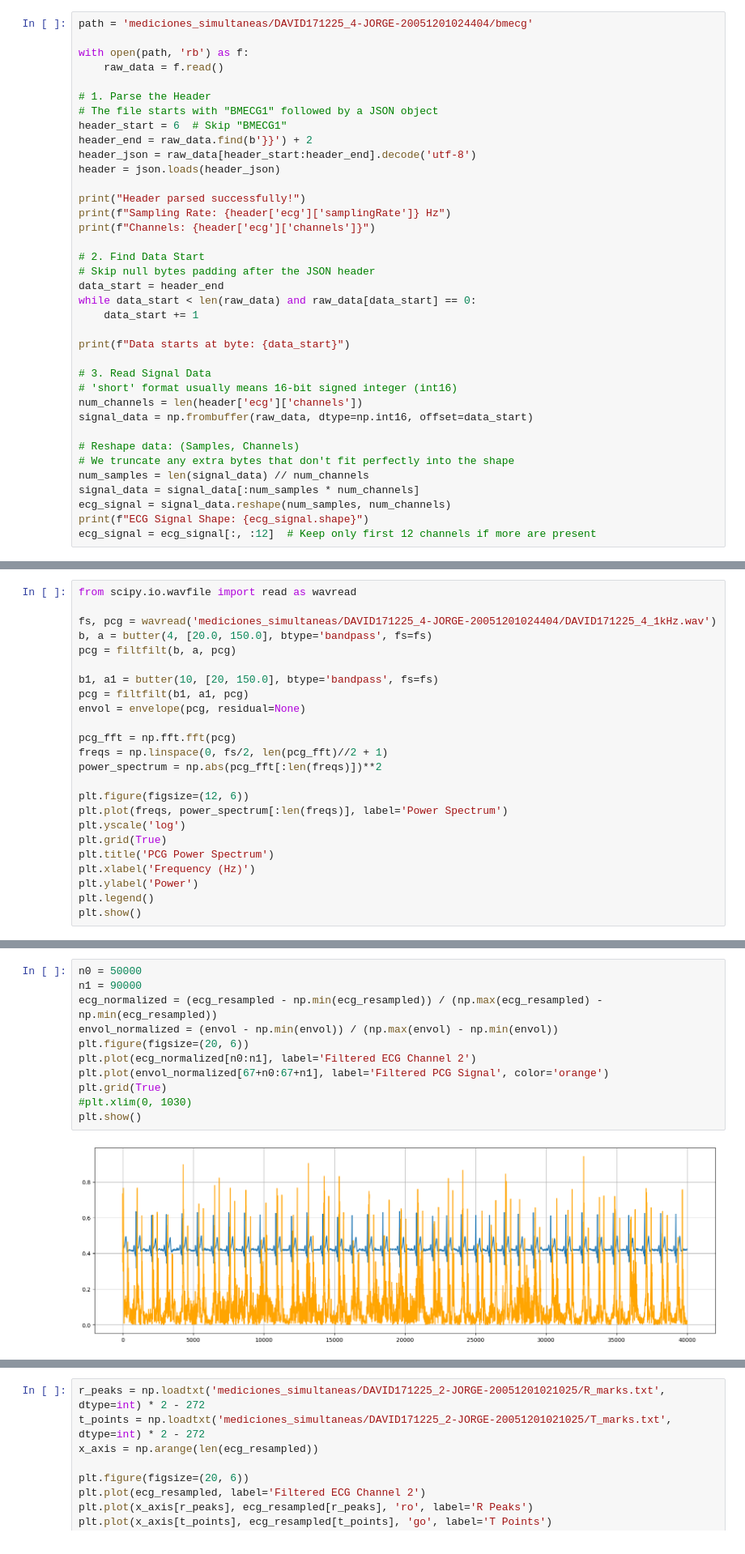
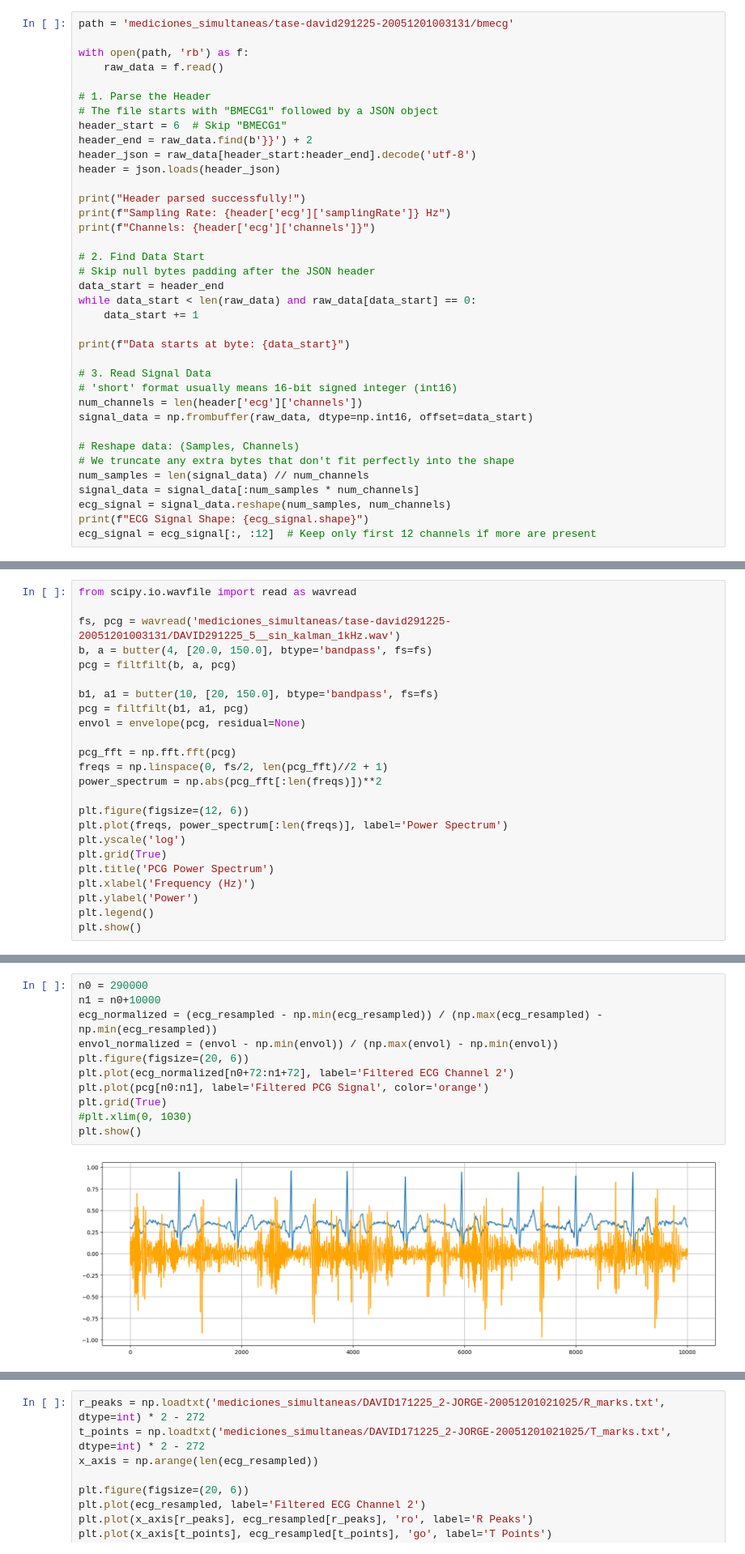
Before and after one commit to djorgeext/pcg-ecg-analysis, a Jupyter notebook: procesamiento_ecg_500Hz.ipynb, the cells around one changed output, grey strips where cells are left out. Shown at 81% size. Cells and saved outputs as stored; diff of their text form.

```diff
--- a/procesamiento_ecg_500Hz.ipynb
+++ b/procesamiento_ecg_500Hz.ipynb
@@ -7,5 +7,5 @@ from scipy.signal import butter, filtfilt, firls, iircomb, resample_poly, decima
 # %%
-path = 'mediciones_simultaneas/DAVID171225_4-JORGE-20051201024404/bmecg'
+path = 'mediciones_simultaneas/tase-david291225-20051201003131/bmecg'
 
 with open(path, 'rb') as f:
     raw_data = f.read()
@@ -108,7 +108,7 @@ plt.show()
 # %%
 from scipy.io.wavfile import read as wavread
 
-fs, pcg = wavread('mediciones_simultaneas/DAVID171225_4-JORGE-20051201024404/DAVID171225_4_1kHz.wav')
+fs, pcg = wavread('mediciones_simultaneas/tase-david291225-20051201003131/DAVID291225_5__sin_kalman_1kHz.wav')
 b, a = butter(4, [20.0, 150.0], btype='bandpass', fs=fs)
 pcg = filtfilt(b, a, pcg)
 
@@ -134,14 +134,14 @@ plt.show()
 # %%
-n0 = 50000
-n1 = 90000
+n0 = 290000
+n1 = n0+10000
 ecg_normalized = (ecg_resampled - np.min(ecg_resampled)) / (np.max(ecg_resampled) - np.min(ecg_resampled))
 envol_normalized = (envol - np.min(envol)) / (np.max(envol) - np.min(envol))
 plt.figure(figsize=(20, 6))
-plt.plot(ecg_normalized[n0:n1], label='Filtered ECG Channel 2')
-plt.plot(envol_normalized[67+n0:67+n1], label='Filtered PCG Signal', color='orange')
+plt.plot(ecg_normalized[n0+72:n1+72], label='Filtered ECG Channel 2')
+plt.plot(pcg[n0:n1], label='Filtered PCG Signal', color='orange')
 plt.grid(True)
 #plt.xlim(0, 1030)
 plt.show()
 # %% [output]
-[figure, old version]
+[figure, new version]
 # %%
```
Also changed, not shown: parts of 10 cells of this notebook, 1 other file.
